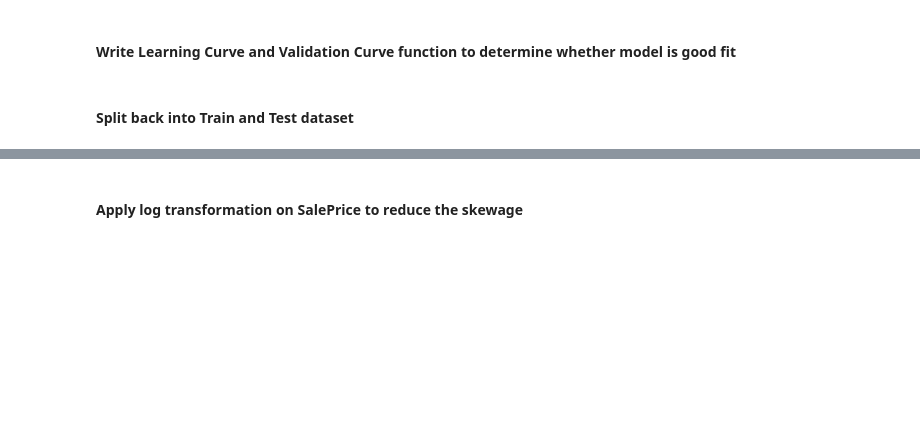
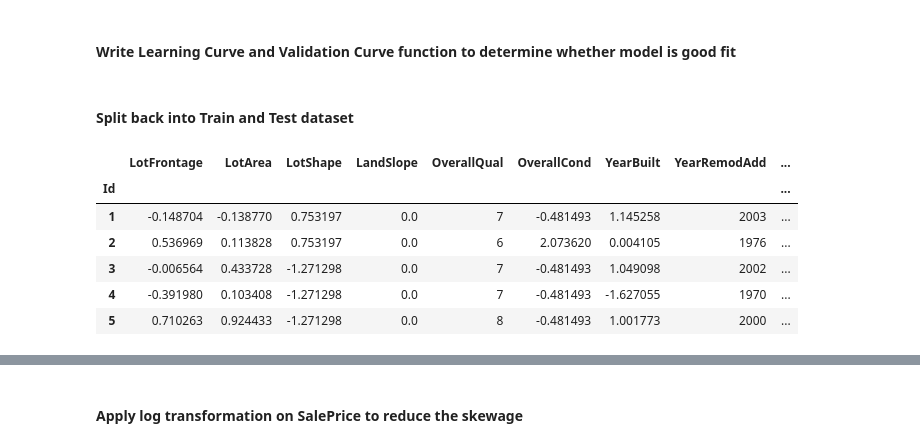
Before and after one commit to quochuy242/home-prices-prediction, a Jupyter notebook: train_model.ipynb, the cells around one changed output, grey strips where cells are left out. Drawn from its saved outputs; the diff is of its cells as text; code cells hidden in the pictures; blank space fills up the shorter version.

```diff
--- a/train_model.ipynb
+++ b/train_model.ipynb
@@ -476,6 +476,7 @@ none_cols = [
     "BsmtFinType2",
     "BsmtFinType1",
     "MasVnrType",
+    'PoolQC','MiscFeature','Alley','Fence','FireplaceQu'
 ]
 
 for col in none_cols:
@@ -506,6 +507,8 @@ X["MSZoning"] = X.groupby("MSSubClass")["MSZoning"].transform(
     lambda x: x.fillna(x.mode()[0])
 )
 
+X['LotFrontage'] = X.groupby('Neighborhood')['LotFrontage'].transform(lambda x: x.fillna(x.median()))
+
 X["Functional"] = X["Functional"].fillna("Typ")
 # %%
 # Mapping Categorical Features
@@ -756,3 +787,13 @@ def plot_validation_curve(model, X, y, param_name, param_range, cv):
 # %%
 X_train = X[X.train_test == 1].drop(['train_test'], axis=1)
 X_test = X[X.train_test == 0].drop(['train_test'], axis=1)
+# %%
+X_train.head()
+# %% [output]
+|  | LotFrontage | LotArea | LotShape | LandSlope | OverallQual | OverallCond | YearBuilt | YearRemodAdd | ... |
+| Id |  |  |  |  |  |  |  |  | ... |
+| 1 | -0.148704 | -0.138770 | 0.753197 | 0.0 | 7 | -0.481493 | 1.145258 | 2003 | ... |
+| 2 | 0.536969 | 0.113828 | 0.753197 | 0.0 | 6 | 2.073620 | 0.004105 | 1976 | ... |
+| 3 | -0.006564 | 0.433728 | -1.271298 | 0.0 | 7 | -0.481493 | 1.049098 | 2002 | ... |
+| 4 | -0.391980 | 0.103408 | -1.271298 | 0.0 | 7 | -0.481493 | -1.627055 | 1970 | ... |
+| 5 | 0.710263 | 0.924433 | -1.271298 | 0.0 | 8 | -0.481493 | 1.001773 | 2000 | ... |
```
Also changed, not shown: parts of 14 cells of this notebook.
